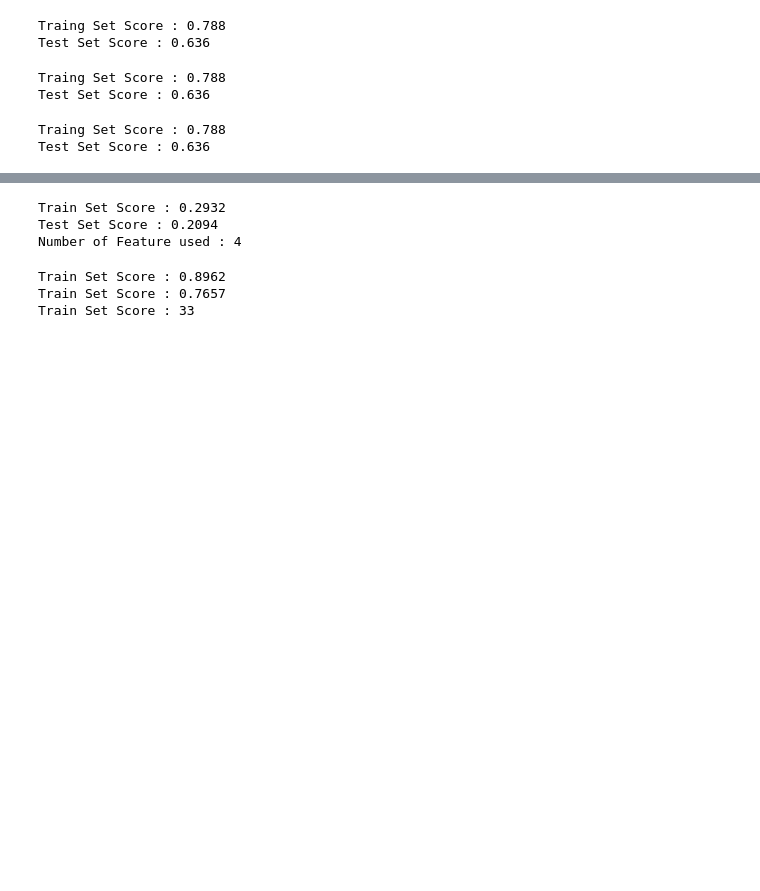
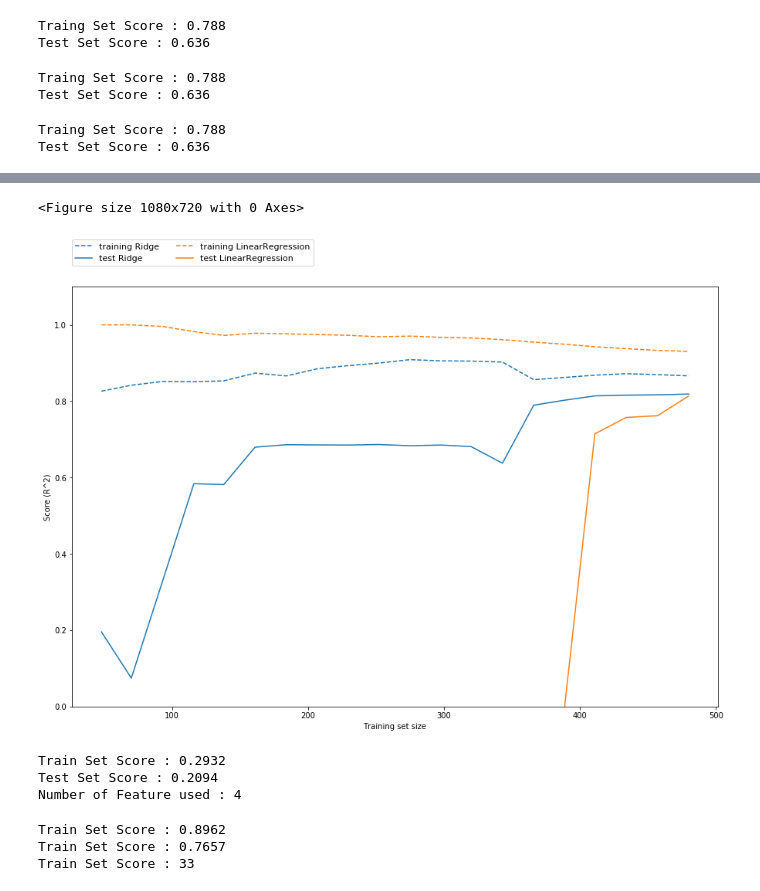
Before and after one commit to ikukang/MLwithPython, a Jupyter notebook: 02_supervised_learning.ipynb, the cells around one changed output, grey strips where cells are left out. Drawn from its saved outputs; the diff is of its cells as text; code cells hidden in the pictures; blank space fills up the shorter version.

```diff
--- a/02_supervised_learning.ipynb
+++ b/02_supervised_learning.ipynb
@@ -479,3 +476,9 @@ mglearn.plots.plot_ridge_n_samples()
+# %%
+plt.figure(figsize=(15, 10))
+mglearn.plots.plot_ridge_n_samples()
+# %% [output]
+<Figure size 1080x720 with 0 Axes>
+[figure, added]
 # %%
 from sklearn.linear_model import Lasso
 lasso = Lasso().fit(X_train, y_train)
```
Also changed, not shown: parts of 10 cells of this notebook.
